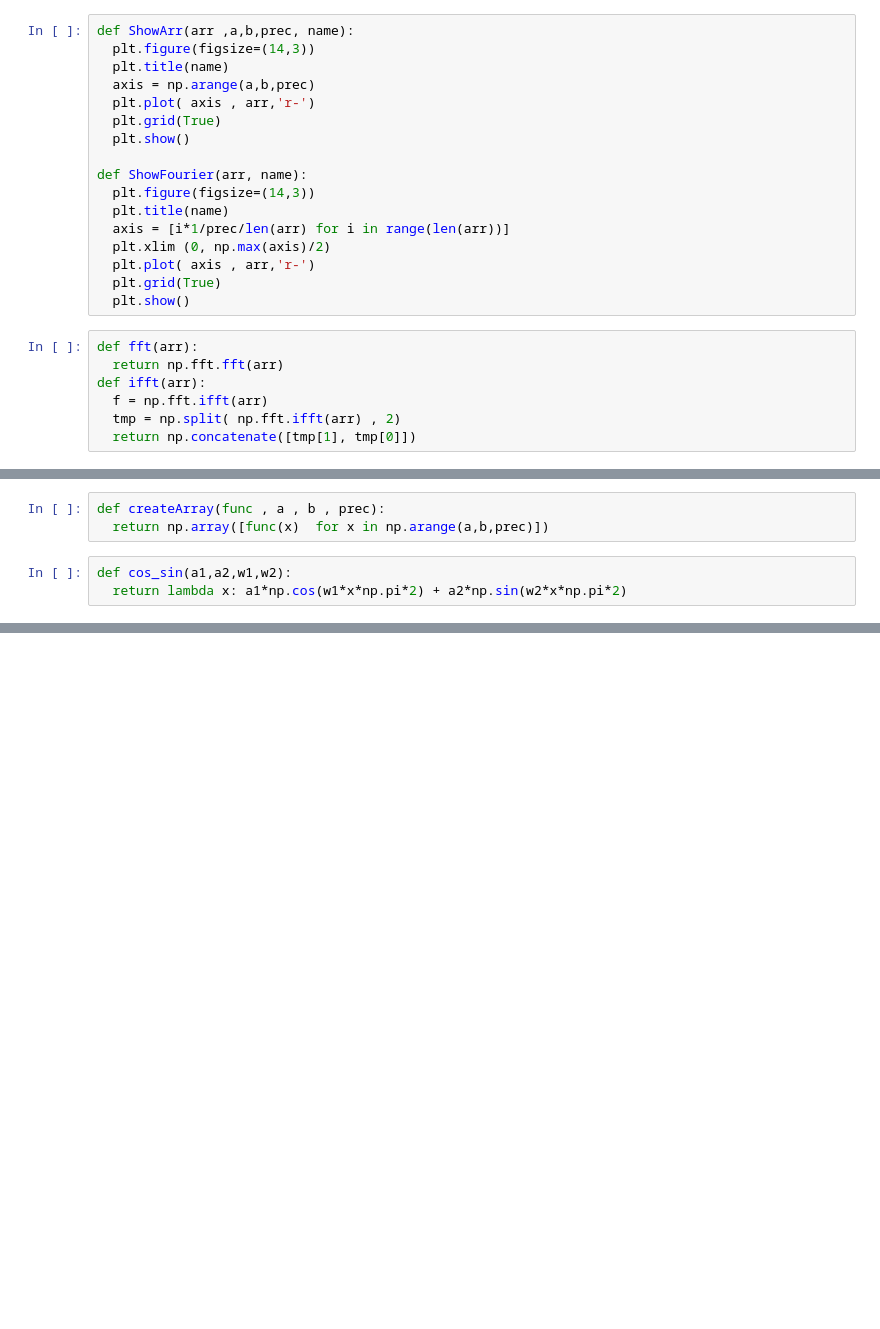
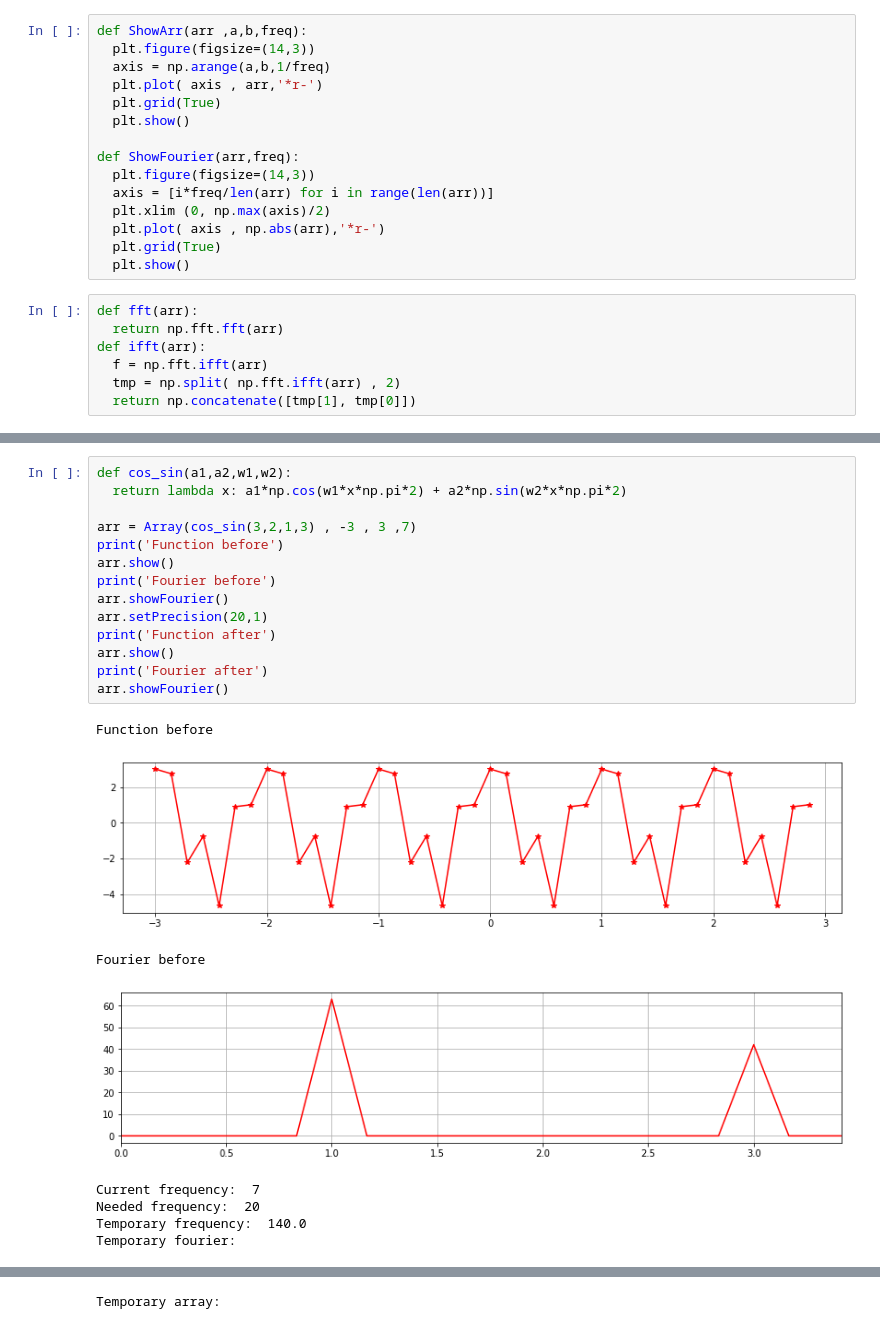
Before and after one commit to pishchev/Data-processing-methods, a Jupyter notebook: OverSampling.ipynb, the cells around one changed output, grey strips where cells are left out. Saved outputs shown, nothing was run; the diff lists cells and outputs as text; blank space fills up the shorter version.

```diff
--- a/OverSampling.ipynb
+++ b/OverSampling.ipynb
@@ -7,18 +9,16 @@ from scipy.integrate import quad
 # %%
-def ShowArr(arr ,a,b,prec, name):
+def ShowArr(arr ,a,b,freq):
   plt.figure(figsize=(14,3))
-  plt.title(name)
-  axis = np.arange(a,b,prec)
-  plt.plot( axis , arr,'r-')
+  axis = np.arange(a,b,1/freq)
+  plt.plot( axis , arr,'*r-')
   plt.grid(True)
   plt.show()
 
-def ShowFourier(arr, name):
+def ShowFourier(arr,freq):
   plt.figure(figsize=(14,3))
-  plt.title(name)
-  axis = [i*1/prec/len(arr) for i in range(len(arr))]
+  axis = [i*freq/len(arr) for i in range(len(arr))]
   plt.xlim (0, np.max(axis)/2)
-  plt.plot( axis , arr,'r-')
+  plt.plot( axis , np.abs(arr),'*r-')
   plt.grid(True)
   plt.show()
 # %%
@@ -83,6 +92,23 @@ class Array:
-# %%
-def createArray(func , a , b , prec):
-  return np.array([func(x)  for x in np.arange(a,b,prec)])
 # %%
 def cos_sin(a1,a2,w1,w2):
   return lambda x: a1*np.cos(w1*x*np.pi*2) + a2*np.sin(w2*x*np.pi*2)
+
+arr = Array(cos_sin(3,2,1,3) , -3 , 3 ,7)
+print('Function before')
+arr.show()
+print('Fourier before')
+arr.showFourier()
+arr.setPrecision(20,1)
+print('Function after')
+arr.show()
+print('Fourier after')
+arr.showFourier()
+# %% [output]
+Function before
+[figure, added]
+Fourier before
+[figure, added]
+Current frequency:  7
+Needed frequency:  20
+Temporary frequency:  140.0
+Temporary fourier:
@@ -88,0 +116 @@ def cos_sin(a1,a2,w1,w2):
+Temporary array:
```
Also changed, not shown: parts of 4 cells of this notebook.
